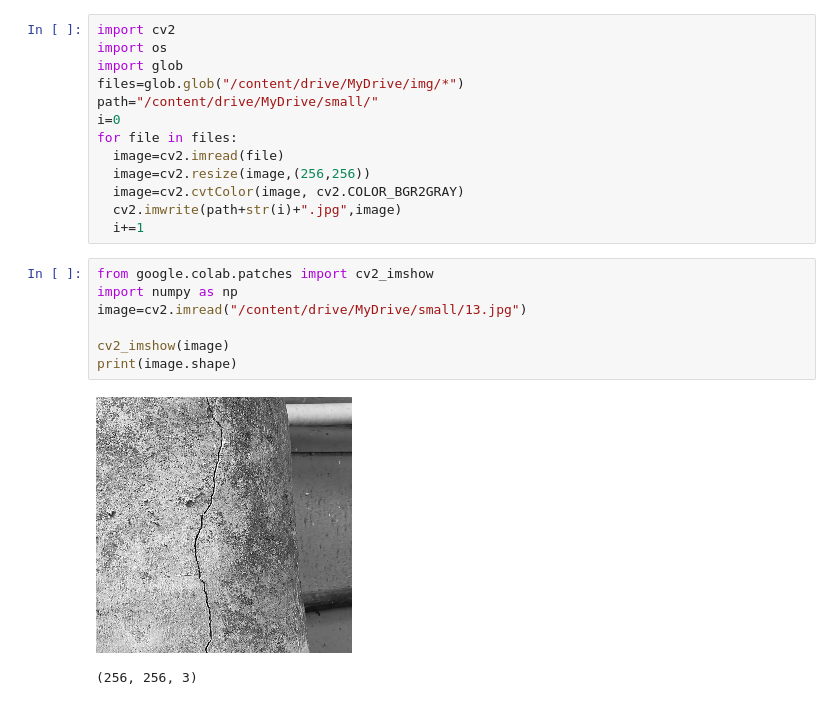
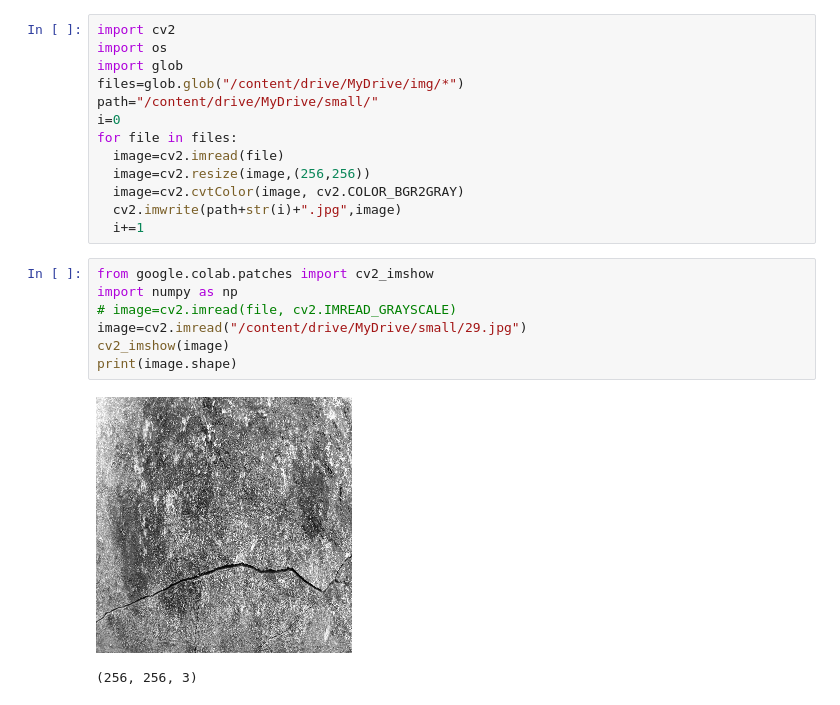
Before and after one commit to nnilayy/Ground-Zero, a Jupyter notebook: Image_Processing.ipynb, the cells around one changed output. Cells and saved outputs as stored; diff of their text form.

```diff
--- a/Image_Processing.ipynb
+++ b/Image_Processing.ipynb
@@ -21,10 +23,10 @@ for file in files:
 # %%
 from google.colab.patches import cv2_imshow
 import numpy as np
-image=cv2.imread("/content/drive/MyDrive/small/13.jpg")
-
+# image=cv2.imread(file, cv2.IMREAD_GRAYSCALE)
+image=cv2.imread("/content/drive/MyDrive/small/29.jpg")
 cv2_imshow(image)
 print(image.shape)
 # %% [output]
-[figure, old version]
+[figure, new version]
 (256, 256, 3)
```
Also changed, not shown: parts of 1 cell of this notebook.
